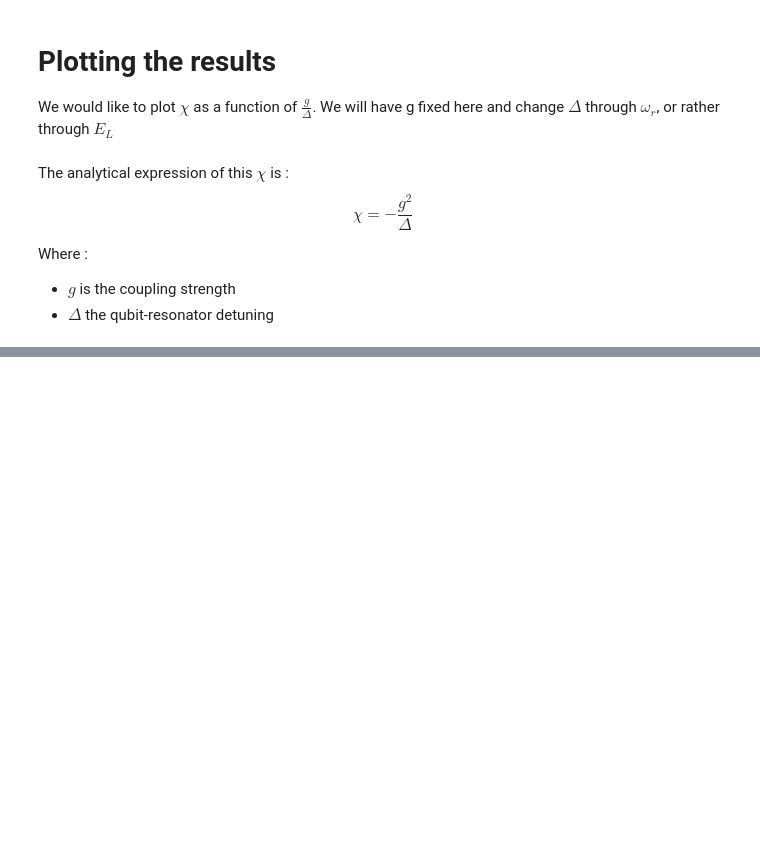
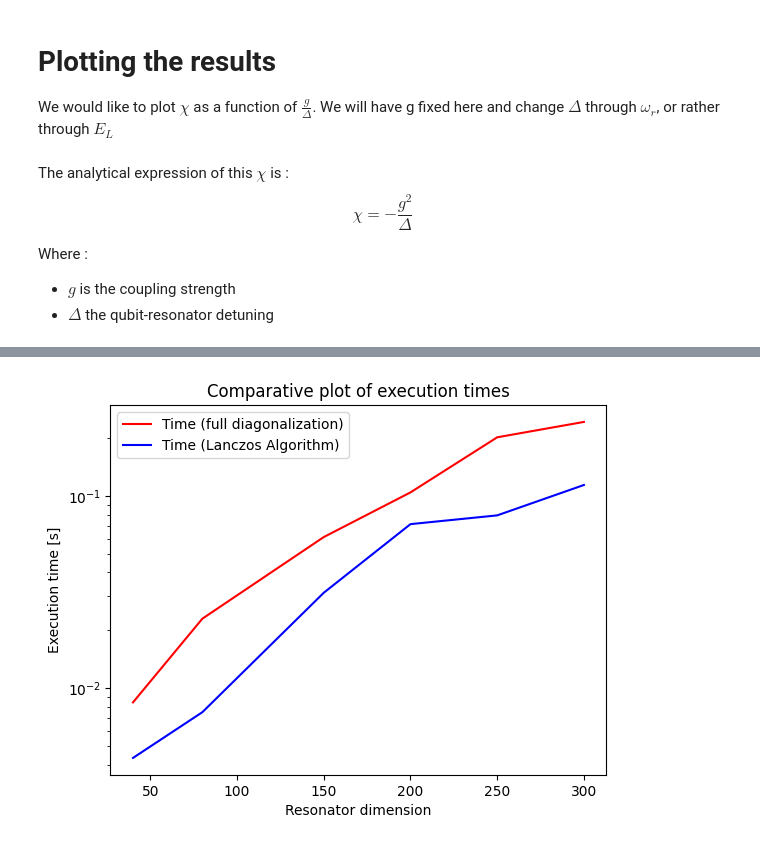
Before and after one commit to GabrielVandersippe/TR-informatique-quantique, a Jupyter notebook: find_chi_trsm_read.ipynb, the cells around one changed output, grey strips where cells are left out. Drawn from its saved outputs; the diff is of its cells as text; code cells hidden in the pictures; blank space fills up the shorter version.

```diff
--- a/find_chi_trsm_read.ipynb
+++ b/find_chi_trsm_read.ipynb
@@ -159,0 +219,53 @@ plt.show()
+# %%
+ECT = 0.5
+ECR = 0.5
+EJ = 5
+ECoup = 5e-5
+g_over_delta = 1e-3
+
+g = 4*ECoup
+
+omega_q = np.sqrt(8 * EJ * ECT) - ECT
+
+Resonator_dims = [40,80,150,200,250,300]
+
+Times_full = []
+Times_lanczos = []
+
+Delta = g/g_over_delta
+omega_r = omega_q - Delta
+EL = omega_r**2 / (8*ECR)
+
+for rdim in Resonator_dims:
+
+    start = time.time()
+    #Do it 100 times
+    for i in range(100):
+        find_chi(ECT,ECR,ECoup,EJ,EL,resonator_trunc=rdim)
+    end = time.time()
+
+    Times_full.append((end-start)/100)
+
+    start = time.time()
+    for i in range(100):
+        find_chi_lanczos(ECT, ECR, ECoup, EJ, EL,resonator_trunc=rdim)
+    end = time.time()
+
+    Times_lanczos.append((end-start)/100)
+
+fig, ax = plt.subplots()
+
+@np.vectorize
+def divide(a,b):
+       return a/b
+
+ax.plot(Resonator_dims, Times_full, c='r')
+ax.plot(Resonator_dims, Times_lanczos, c='b')
+ax.legend([r'Time (full diagonalization)',r'Time (Lanczos Algorithm)'])
+ax.set(xlabel=r'Resonator dimension',
+       ylabel=r'Execution time [s]',
+       title =r'Comparative plot of execution times')
+
+plt.show()
+# %% [output]
+[figure, added]
```
Also changed, not shown: parts of 7 cells of this notebook.
